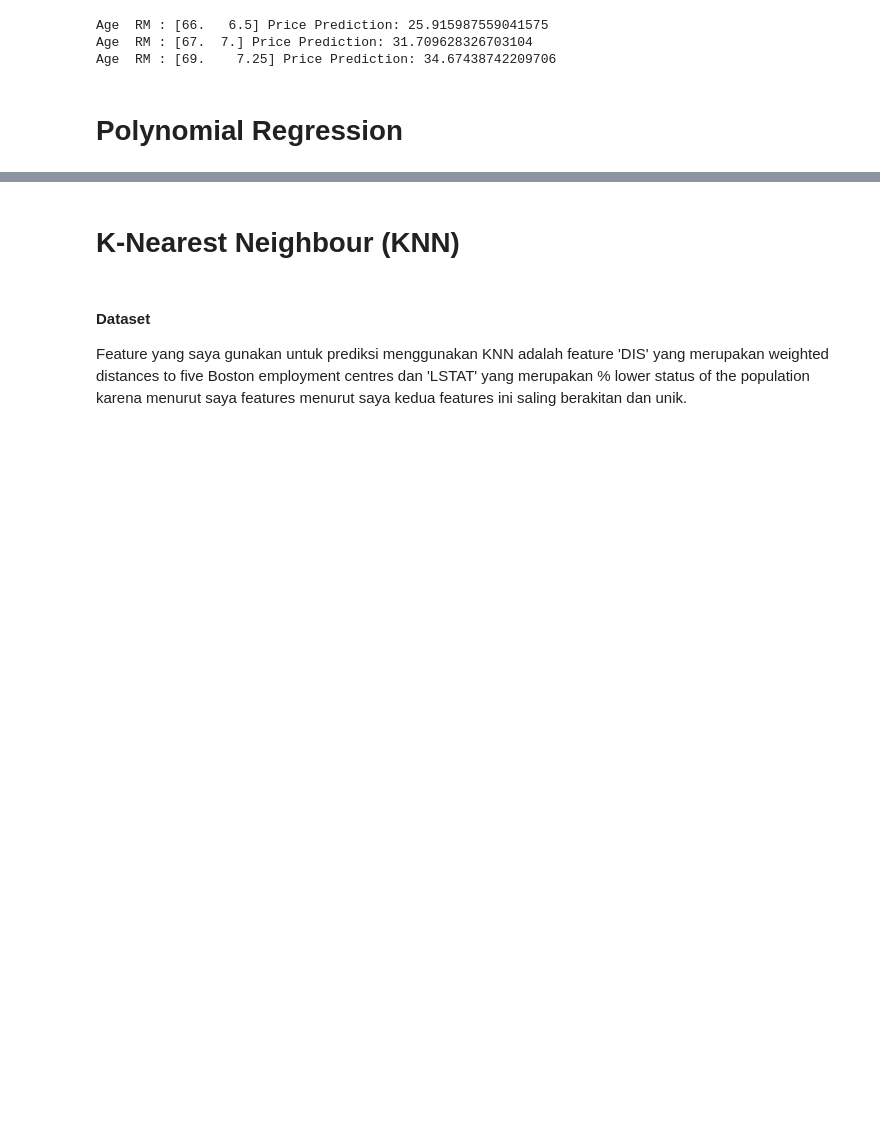
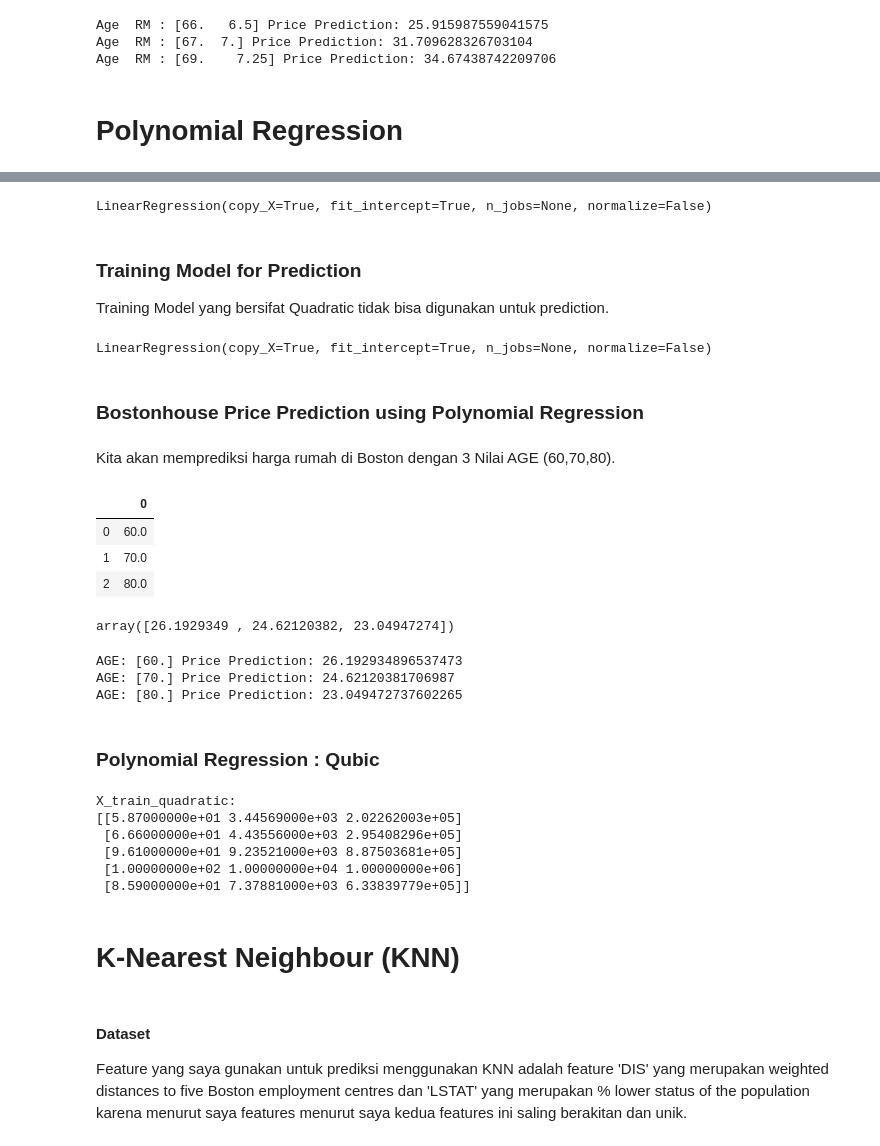
Before and after one commit to Herrscher-of-Freedom/Data-Science, a Jupyter notebook: UTS.ipynb, the cells around one changed output, grey strips where cells are left out. Saved outputs shown, nothing was run; the diff lists cells and outputs as text; code cells hidden in the pictures; blank space fills up the shorter version.

Commit message:
Polinomial Regressions Added

```diff
--- a/UTS.ipynb
+++ b/UTS.ipynb
@@ -440,3 +542,59 @@ Age  RM : [69.    7.25] Price Prediction: 34.67438742209706
+# %%
+quad_model = LinearRegression()
+quad_model.fit(X_train_quadratic, y_train)
+# %% [output]
+LinearRegression(copy_X=True, fit_intercept=True, n_jobs=None, normalize=False)
+# %% [markdown]
+### Training Model for Prediction
+Training Model yang bersifat Quadratic tidak bisa digunakan untuk prediction.
+# %%
+model2 = LinearRegression()
+model2.fit(X_train, y_train)
+# %% [output]
+LinearRegression(copy_X=True, fit_intercept=True, n_jobs=None, normalize=False)
+# %% [markdown]
+### Bostonhouse Price Prediction using Polynomial Regression
+# %% [markdown]
+Kita akan memprediksi harga rumah di Boston dengan 3 Nilai AGE (60,70,80).
+# %%
+AGE_boston = np.array([60.0,70.0,80.0]).reshape(-1, 1)
+AGE_boston
+
+df2 = pd.DataFrame(AGE_boston)
+df2
+# %% [output]
+|  | 0 |
+| 0 | 60.0 |
+| 1 | 70.0 |
+| 2 | 80.0 |
+# %%
+price_predict = model2.predict(AGE_boston)
+price_predict
+# %% [output]
+array([26.1929349 , 24.62120382, 23.04947274])
+# %%
+for age, price in zip(AGE_boston, price_predict):
+    print(f'AGE: {age} Price Prediction: {price}')
+# %% [output]
+AGE: [60.] Price Prediction: 26.192934896537473
+AGE: [70.] Price Prediction: 24.62120381706987
+AGE: [80.] Price Prediction: 23.049472737602265
+# %% [markdown]
+### Polynomial Regression : Qubic
+# %%
+from sklearn.preprocessing import PolynomialFeatures
+
+qubic_feature = PolynomialFeatures(degree=3, include_bias=False)
+X_train_qubic = qubic_feature.fit_transform(X_train)
+
+print(f'X_train_quadratic:\n{X_train_qubic}\n')
+# %% [output]
+X_train_quadratic:
+[[5.87000000e+01 3.44569000e+03 2.02262003e+05]
+ [6.66000000e+01 4.43556000e+03 2.95408296e+05]
+ [9.61000000e+01 9.23521000e+03 8.87503681e+05]
+ [1.00000000e+02 1.00000000e+04 1.00000000e+06]
+ [8.59000000e+01 7.37881000e+03 6.33839779e+05]]
 # %% [markdown]
 # K-Nearest Neighbour (KNN)
 # %% [markdown]
```
Also changed, not shown: parts of 13 cells of this notebook.
